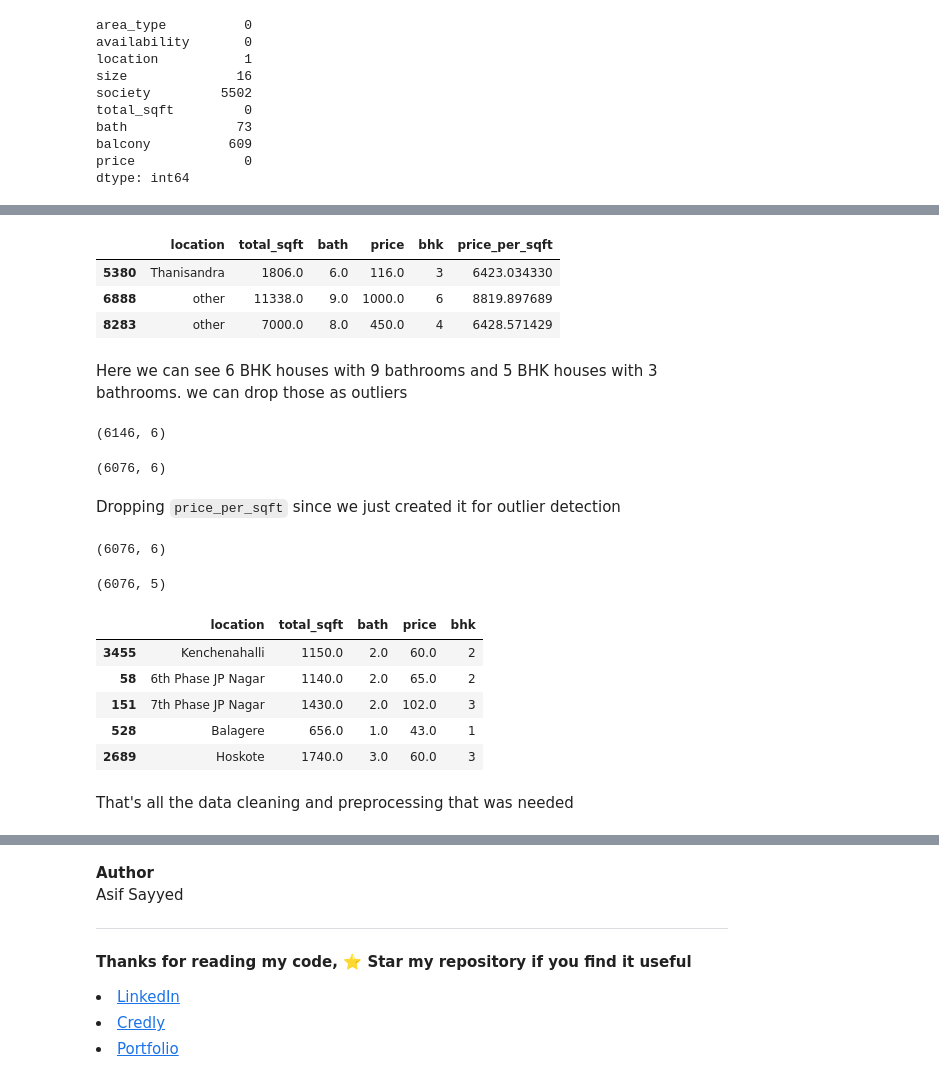
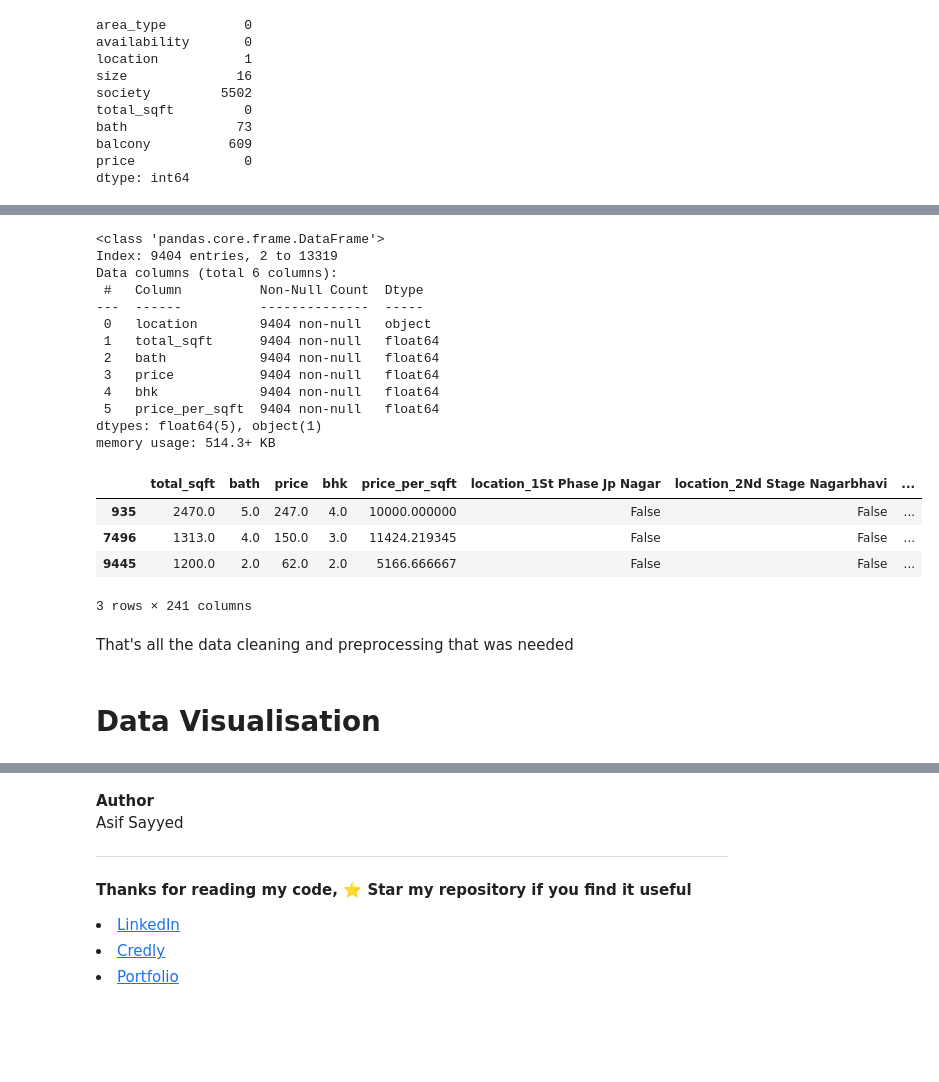
Before and after one commit to Asifdotexe/real-estate-price-prediction, a Jupyter notebook: python/Data Cleaning and Preprocessing on House Price data.ipynb, the cells around one changed output, grey strips where cells are left out. Drawn from its saved outputs; the diff is of its cells as text; code cells hidden in the pictures; blank space fills up the shorter version.

Commit message:
#23 fleshed out the data cleaning and outlier treatment

```diff
--- a/python/Data Cleaning and Preprocessing on House Price data.ipynb
+++ b/python/Data Cleaning and Preprocessing on House Price data.ipynb
@@ -411,37 +299,31 @@ I feel it is fair to assume that, number of bathroom will be either equal to the
 # %%
-df[df['bath']> df['bhk']+2]
+df = df.drop(columns='size')
+df.info()
 # %% [output]
-|  | location | total_sqft | bath | price | bhk | price_per_sqft |
-| 5380 | Thanisandra | 1806.0 | 6.0 | 116.0 | 3 | 6423.034330 |
-| 6888 | other | 11338.0 | 9.0 | 1000.0 | 6 | 8819.897689 |
-| 8283 | other | 7000.0 | 8.0 | 450.0 | 4 | 6428.571429 |
+<class 'pandas.core.frame.DataFrame'>
+Index: 9404 entries, 2 to 13319
+Data columns (total 6 columns):
+ #   Column          Non-Null Count  Dtype
+---  ------          --------------  -----
+ 0   location        9404 non-null   object
+ 1   total_sqft      9404 non-null   float64
+ 2   bath            9404 non-null   float64
+ 3   price           9404 non-null   float64
+ 4   bhk             9404 non-null   float64
+ 5   price_per_sqft  9404 non-null   float64
+dtypes: float64(5), object(1)
+memory usage: 514.3+ KB
-# %% [markdown]
-Here we can see 6 BHK houses with 9 bathrooms and 5 BHK houses with 3 bathrooms. we can drop those as outliers
-# %%
-display(df.shape)
-df = df[df['bath']< df['bhk']+2]
-df.shape
-# %% [output]
-(6146, 6)
-(6076, 6)
-# %% [markdown]
-Dropping `price_per_sqft` since we just created it for outlier detection
-# %%
-# dropping price_per_sqft column
-display(df.shape)
-df = df.drop('price_per_sqft', axis=1)
-display(df.shape)
-# %% [output]
-(6076, 6)
-(6076, 5)
+# %%
+df = pd.get_dummies(df, columns=['location'], drop_first=True)
 # %%
-df.sample(5)
+df.sample(3)
 # %% [output]
-|  | location | total_sqft | bath | price | bhk |
-| 3455 | Kenchenahalli | 1150.0 | 2.0 | 60.0 | 2 |
-| 58 | 6th Phase JP Nagar | 1140.0 | 2.0 | 65.0 | 2 |
-| 151 | 7th Phase JP Nagar | 1430.0 | 2.0 | 102.0 | 3 |
-| 528 | Balagere | 656.0 | 1.0 | 43.0 | 1 |
-| 2689 | Hoskote | 1740.0 | 3.0 | 60.0 | 3 |
+|  | total_sqft | bath | price | bhk | price_per_sqft | location_1St Phase Jp Nagar | location_2Nd Stage Nagarbhavi | ... |
+| 935 | 2470.0 | 5.0 | 247.0 | 4.0 | 10000.000000 | False | False | ... |
+| 7496 | 1313.0 | 4.0 | 150.0 | 3.0 | 11424.219345 | False | False | ... |
+| 9445 | 1200.0 | 2.0 | 62.0 | 2.0 | 5166.666667 | False | False | ... |
+3 rows × 241 columns
 # %% [markdown]
 That's all the data cleaning and preprocessing that was needed
+# %% [markdown]
+# Data Visualisation
```
Also changed, not shown: parts of 83 cells of this notebook, 2 other files.
